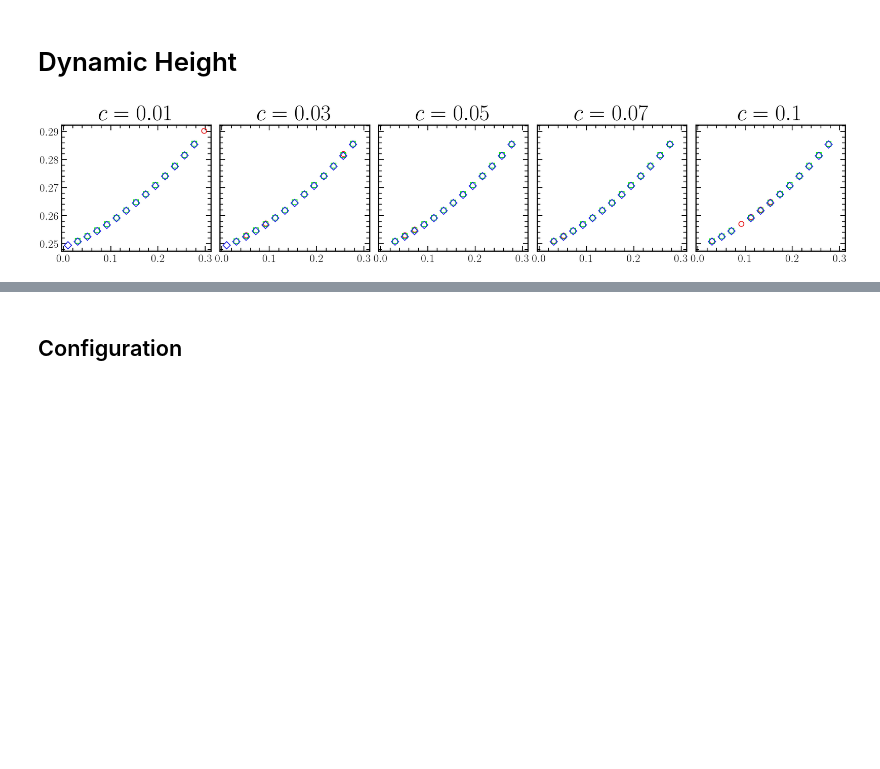
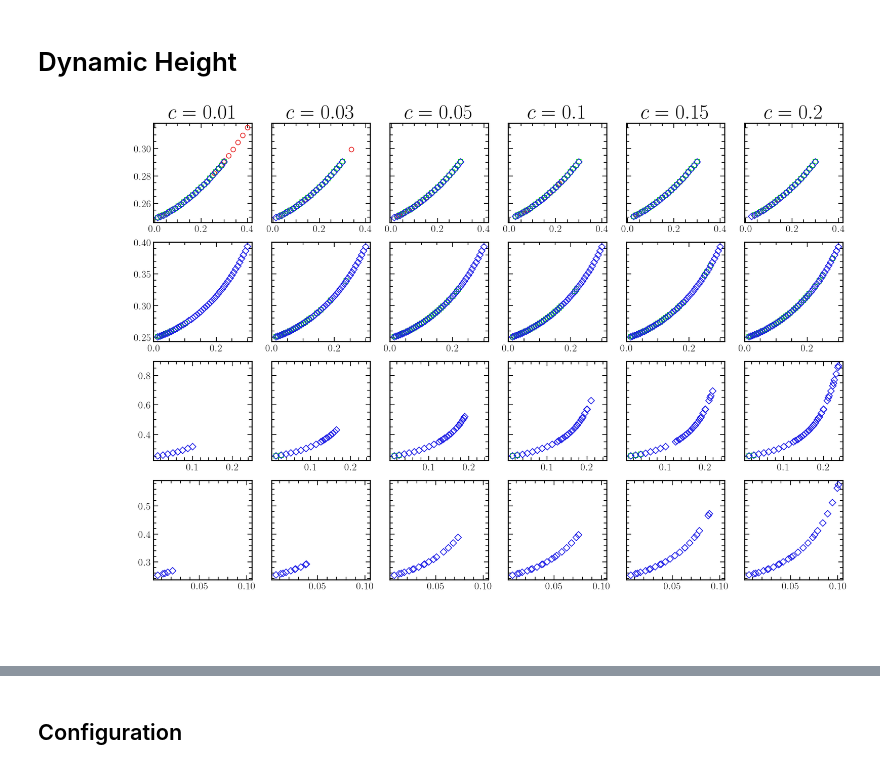
Before and after one commit to JuniorAlencar/self_organization_percolation, a Jupyter notebook: jupyter/study.ipynb, the cells around one changed output, grey strips where cells are left out. Saved outputs shown, nothing was run; the diff lists cells and outputs as text; code cells hidden in the pictures; blank space fills up the shorter version.

```diff
--- a/jupyter/study.ipynb
+++ b/jupyter/study.ipynb
@@ -61,40 +160,58 @@ df_dynamic
 # Dynamic Height
 # %%
 p0 = 0.6
-P0 = 0.1
+P0 = 1.0
 order = 0
 nc = 1
 L_lst = [256, 512, 1024]
 #c = 0.01
-nc_lst = [1]
-c_lst = [0.01, 0.03, 0.05, 0.07, 0.1]
+nc_lst = [1, 2, 4, 8]
+#c_lst = [0.01, 0.03, 0.05, 0.1]
+c_lst = [0.01, 0.03, 0.05, 0.1, 0.15, 0.2]
+
 base = 4
-fig, axes = plt.subplots(len(nc_lst), len(c_lst), figsize=(len(c_lst)*base, len(nc_lst)*base), constrained_layout=True, sharey=True, sharex=True)
+fig, axes = plt.subplots(len(nc_lst), len(c_lst), figsize=(len(c_lst)*base, len(nc_lst)*base), constrained_layout=True, sharey='row', sharex='row')
 markers = ['o', 's', 'D']
 fs_l_fig = 35
 fs_legend = 29
 fs_title = 40
 tick_size = 20
 tick_label_size = 25
 labels_size = 35
 fs_labels_fig = 40
 fs_l_fig = 35
 ms = 9
 mew = 1.4
 for idx_nc, nc in enumerate(nc_lst):
     ymax = 0
     for idx_c, c in enumerate(c_lst):
         for idx, L in enumerate(L_lst):
-            ax = axes[idx_c]
+            ax = axes[idx_nc,idx_c]
             rho = 1/nc
             df_SUB = df_dynamic[(df_dynamic['type_perc']=='bond') & (df_dynamic['p0']==p0) & (df_dynamic['P0']==P0)
                     & (df_dynamic['order']==order) & (df_dynamic['nc']==nc) & (df_dynamic['L']==L)
                     & (df_dynamic['c']==c)].sort_values(by='f_T').reset_index(drop=True)
-            f_t = df_SUB['f_T'].values
-            pmean = df_SUB['p_mean'].values
-            ax.plot(f_t, pmean, marker=markers[idx],ms=ms, mew = mew, ls='None', label=f'$L={L}$',zorder=10, clip_on=False)
-            ax.set_title(f'$c={c}$', fontsize=fs_title)
+
+            df_plot = df_SUB.sort_values("f_T").copy()
+
+            df_plot = df_plot[(df_plot["p_mean"] >= 0) & (df_plot["p_mean"] <= 1)]
+            df_plot = df_plot[df_plot["N_samples_perc"] >= 5]
+            df_plot = df_plot[df_plot["p_mean"] < 0.90]  # se quiser remover regime saturado
+
+            index = df_plot.index[df_plot["p_mean"] >= 0.9]
+            if len(index) > 0:
+                index_cut = index[0]
+                df_trunc = df_plot.loc[:index_cut].copy()
+            else:
+                df_trunc = df_plot.copy()
+
+            x = df_trunc['f_T'] #f_t
+            y = df_trunc['p_mean'] #p_t
+
+            ax.plot(x, y, marker=markers[idx],ms=ms, mew = mew, ls='None', label=f'$L={L}$',zorder=10, clip_on=False)
+            if idx_nc == 0:
+                ax.set_title(f'$c={c}$', fontsize=fs_title)
 #plt.xlim(0.0, 0.3)
 plt.show()
 # %% [output]
-[figure, old version]
+[figure, new version]
```
Also changed, not shown: parts of 9 cells of this notebook, 5 other files.
